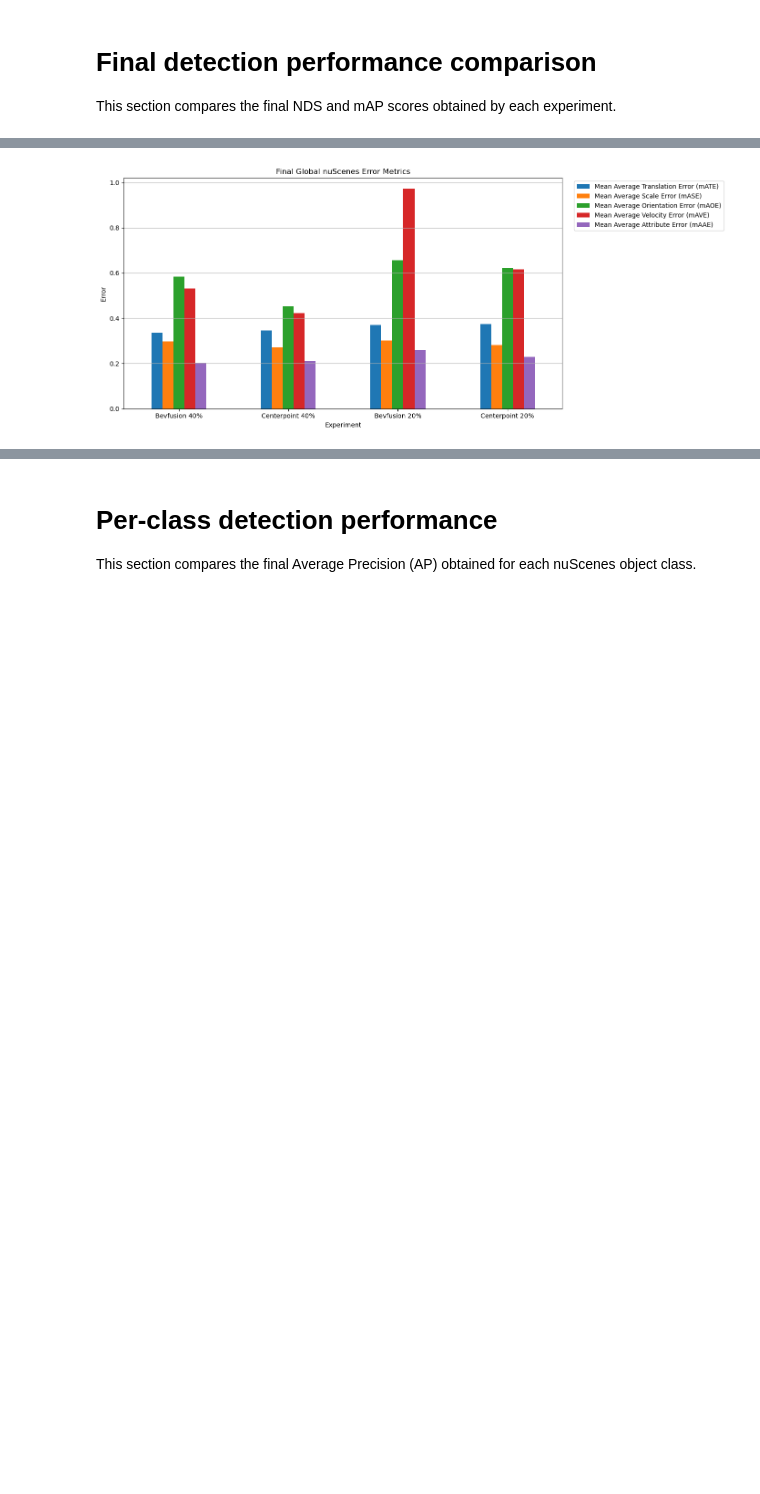
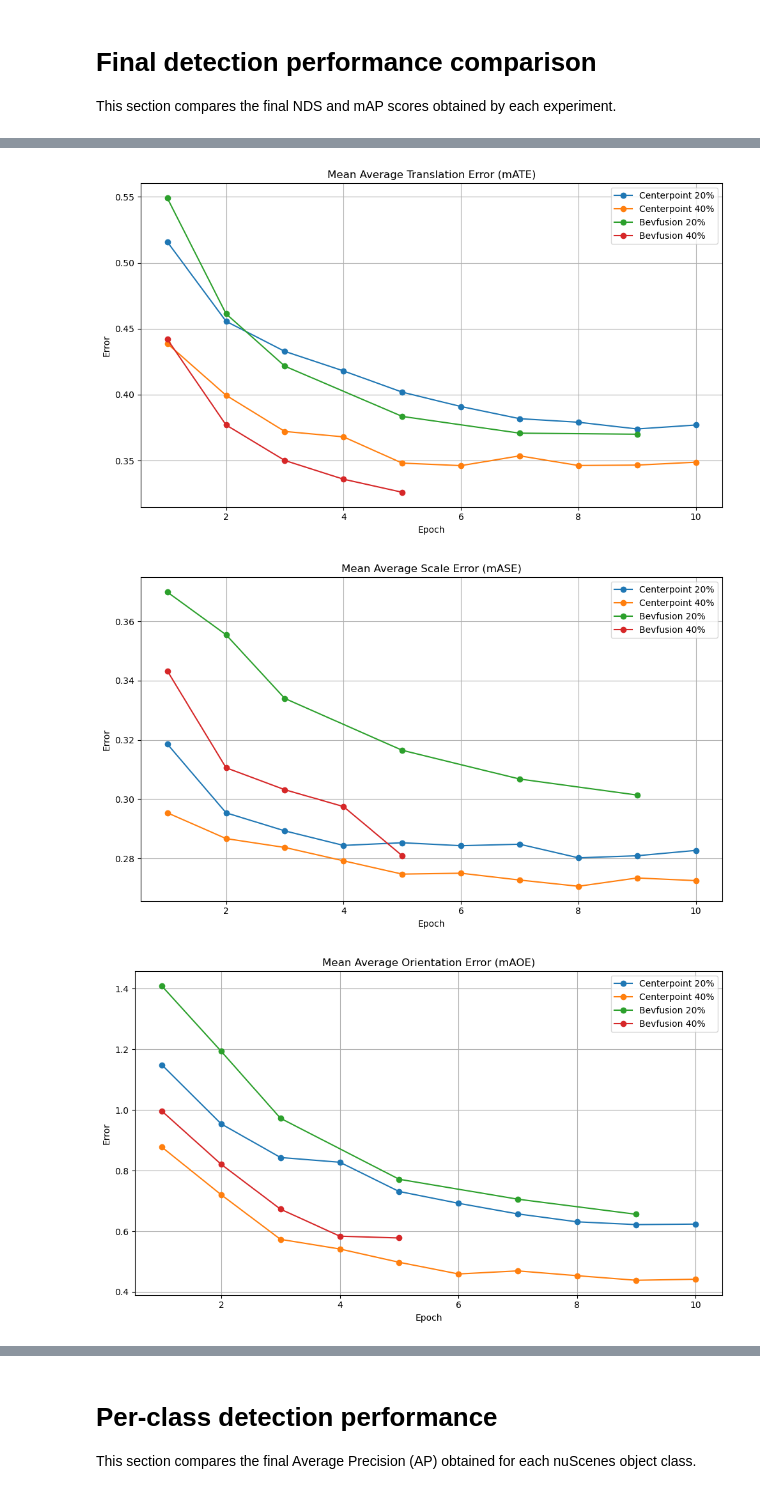
Before and after one commit to darkcyan-ugli-fruit/nuscenes-multimodal-learning, a Jupyter notebook: notebooks/04_models_comparison.ipynb, the cells around one changed output, grey strips where cells are left out. Drawn from its saved outputs; the diff is of its cells as text; code cells hidden in the pictures; blank space fills up the shorter version.

```diff
--- a/notebooks/04_models_comparison.ipynb
+++ b/notebooks/04_models_comparison.ipynb
@@ -342,61 +342,44 @@ This section compares the final global nuScenes error metrics for all experiment
 
 Lower values indicate better performance.
 # %%
-error_cols = [
-    "mATE",
-    "mASE",
-    "mAOE",
-    "mAVE",
-    "mAAE",
-]
-
-error_labels = {
+error_metrics = {
     "mATE": "Mean Average Translation Error (mATE)",
     "mASE": "Mean Average Scale Error (mASE)",
     "mAOE": "Mean Average Orientation Error (mAOE)",
     "mAVE": "Mean Average Velocity Error (mAVE)",
     "mAAE": "Mean Average Attribute Error (mAAE)",
 }
 
-errors_df = summary_df[
-    ["experiment_label"] + error_cols
-].copy()
+for metric, title in error_metrics.items():
 
-errors_df = errors_df.sort_values(
-    "mATE",
-    ascending=True,
-)
+    plt.figure(figsize=(10, 6))
 
-ax = errors_df.plot(
-    x="experiment_label",
-    y=error_cols,
-    kind="bar",
-    figsize=(14, 6),
-)
+    for label in metrics_df["experiment_label"].unique():
 
-plt.xlabel("Experiment")
-plt.ylabel("Error")
+        exp_df = metrics_df[
+            metrics_df["experiment_label"] == label
+        ]
 
-plt.title(
-    "Final Global nuScenes Error Metrics"
-)
+        plt.plot(
+            exp_df["step"],
+            exp_df[metric],
+            marker="o",
+            label=label,
+        )
 
-plt.xticks(rotation=0)
+    plt.xlabel("Epoch")
+    plt.ylabel("Error")
 
-# Replace legend labels
-handles, labels = ax.get_legend_handles_labels()
+    plt.title(title)
 
-ax.legend(
-    handles,
-    [error_labels[label] for label in labels],
-    bbox_to_anchor=(1.02, 1),
-    loc="upper left",
-)
+    plt.legend()
 
-plt.grid(axis="y")
+    plt.grid()
 
-plt.tight_layout()
+    plt.tight_layout()
 
-plt.show()
+    plt.show()
 # %% [output]
-[figure, old version]
+[figure, new version]
+[figure, added]
+[figure, added]
```
Also changed, not shown: parts of 13 cells of this notebook, 6 other files.
